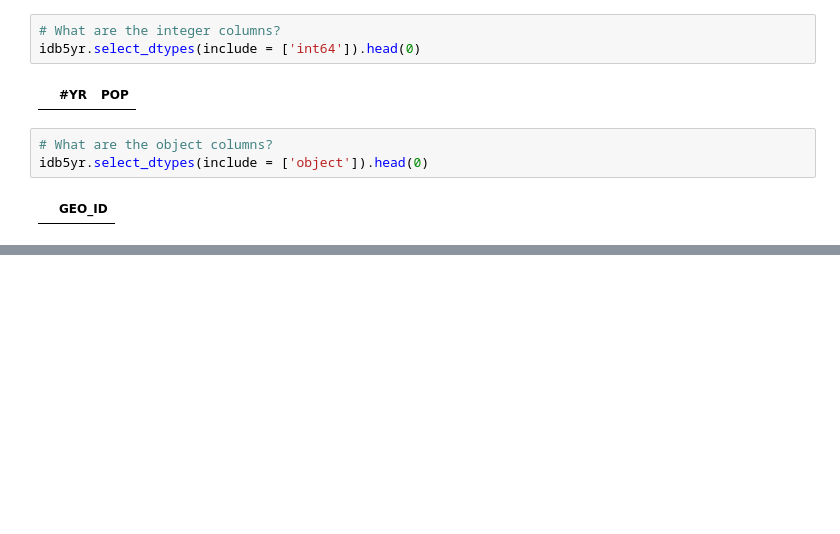
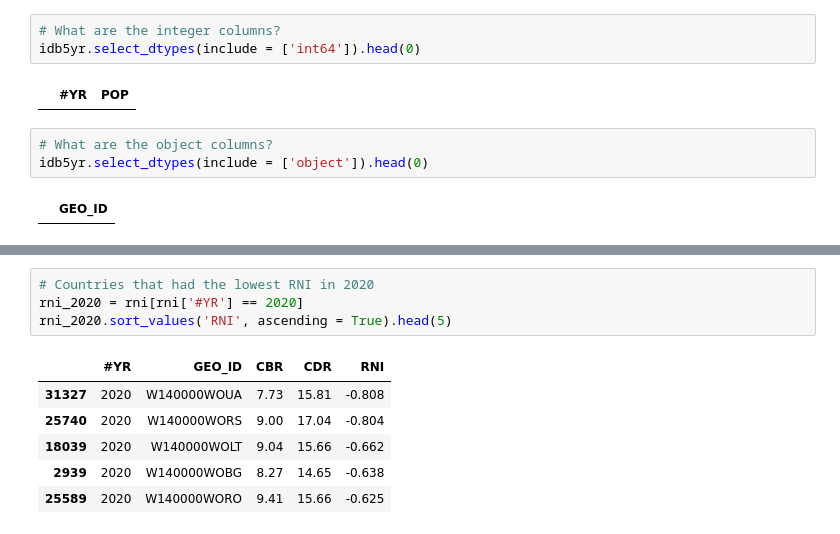
Before and after one commit to thaianle/international-database, a Jupyter notebook: idb5yr-python.ipynb, the cells around one changed output, grey strips where cells are left out. Drawn from its saved outputs; the diff is of its cells as text; blank space fills up the shorter version.

```diff
--- a/idb5yr-python.ipynb
+++ b/idb5yr-python.ipynb
@@ -91,0 +141,11 @@ idb5yr.describe()
+# %%
+# Countries that had the lowest RNI in 2020
+rni_2020 = rni[rni['#YR'] == 2020]
+rni_2020.sort_values('RNI', ascending = True).head(5)
+# %% [output]
+|  | #YR | GEO_ID | CBR | CDR | RNI |
+| 31327 | 2020 | W140000WOUA | 7.73 | 15.81 | -0.808 |
+| 25740 | 2020 | W140000WORS | 9.00 | 17.04 | -0.804 |
+| 18039 | 2020 | W140000WOLT | 9.04 | 15.66 | -0.662 |
+| 2939 | 2020 | W140000WOBG | 8.27 | 14.65 | -0.638 |
+| 25589 | 2020 | W140000WORO | 9.41 | 15.66 | -0.625 |
```
Also changed, not shown: parts of 5 cells of this notebook.
